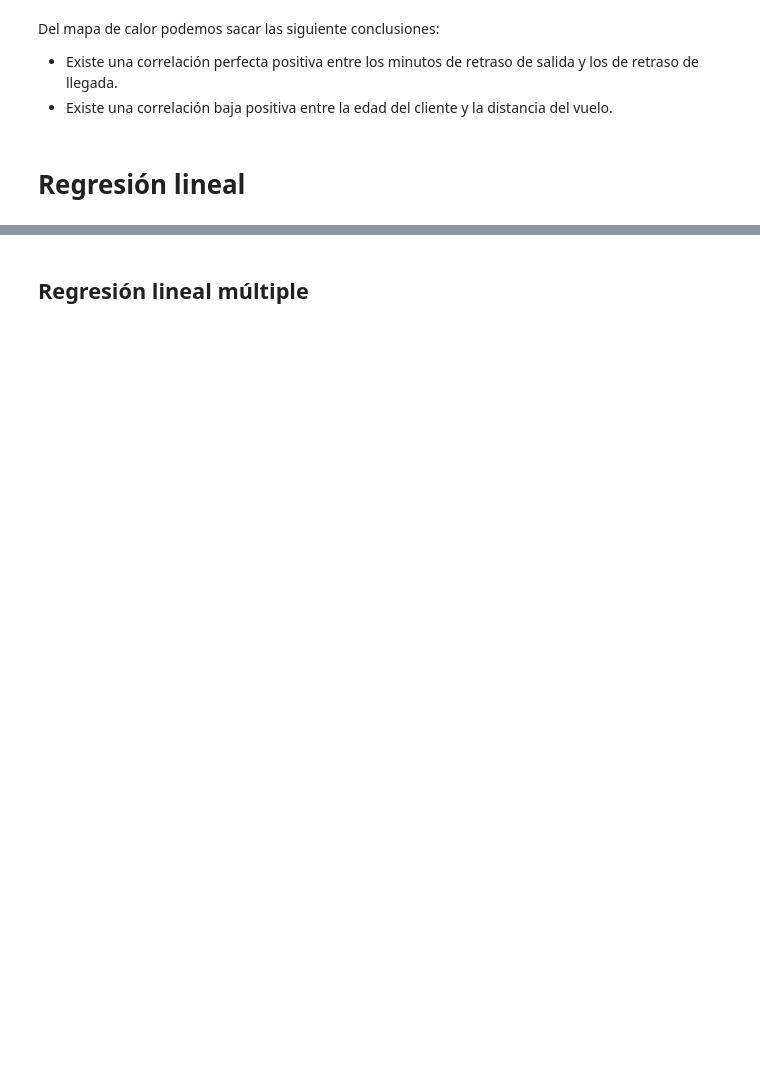
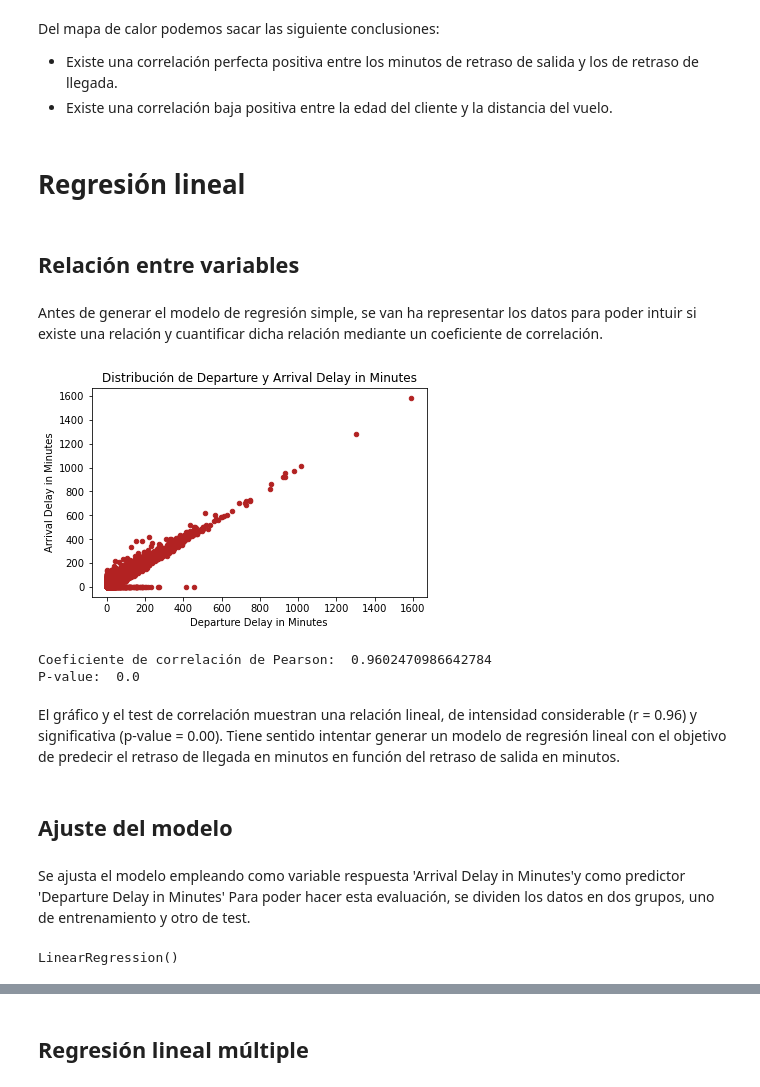
Before and after one commit to daysi00/Practica_1, a Jupyter notebook: AnalisisDeDatos.ipynb, the cells around one changed output, grey strips where cells are left out. Saved outputs shown, nothing was run; the diff lists cells and outputs as text; code cells hidden in the pictures; blank space fills up the shorter version.

```diff
--- a/AnalisisDeDatos.ipynb
+++ b/AnalisisDeDatos.ipynb
@@ -396,3 +398,50 @@ Del mapa de calor podemos sacar las siguiente conclusiones:
 + Existe una correlación baja positiva entre la edad del cliente y la distancia del vuelo.
 # %% [markdown]
 # Regresión lineal
+# %% [markdown]
+## Relación entre variables
+# %% [markdown]
+Antes de generar el modelo de regresión simple, se van ha representar los datos para poder intuir si existe una relación y cuantificar dicha relación mediante un coeficiente de correlación.
+# %%
+fig, ax = plt.subplots(figsize=(6, 3.84))
+
+DataTrain.plot(
+    x    = 'Departure Delay in Minutes',
+    y    = 'Arrival Delay in Minutes',
+    c    = 'firebrick',
+    kind = "scatter",
+    ax   = ax
+)
+ax.set_title('Distribución de Departure y Arrival Delay in Minutes');
+# %% [output]
+[figure, added]
+# %%
+corr_test = pearsonr(x = DataTrain['Departure Delay in Minutes'], y =  DataTrain['Arrival Delay in Minutes'])
+print("Coeficiente de correlación de Pearson: ", corr_test[0])
+print("P-value: ", corr_test[1])
+# %% [output]
+Coeficiente de correlación de Pearson:  0.9602470986642784
+P-value:  0.0
+# %% [markdown]
+El gráfico y el test de correlación muestran una relación lineal, de intensidad considerable (r = 0.96) y significativa (p-value = 0.00). Tiene sentido intentar generar un modelo de regresión lineal con el objetivo de predecir el retraso de llegada en minutos en función del retraso de salida en minutos.
+# %% [markdown]
+## Ajuste del modelo
+# %% [markdown]
+Se ajusta el modelo empleando como variable respuesta 'Arrival Delay in Minutes'y como predictor 'Departure Delay in Minutes' Para poder hacer esta evaluación, se dividen los datos en dos grupos, uno de entrenamiento y otro de test.
+# %%
+#Dividimos los datos en train y en test
+X = DataTrain[['Departure Delay in Minutes']]
+y = DataTrain['Arrival Delay in Minutes']
+
+X_train, X_test, y_train, y_test = train_test_split(
+                                        X.values.reshape(-1,1),
+                                        y.values.reshape(-1,1),
+                                        train_size   = 0.8,
+                                        random_state = 1234,
+                                        shuffle      = True
+                                    )
+#Creamos el modelo
+modelo = LinearRegression()
+modelo.fit(X = X_train.reshape(-1, 1), y = y_train)
+# %% [output]
+LinearRegression()
```
Also changed, not shown: parts of 25 cells of this notebook.
